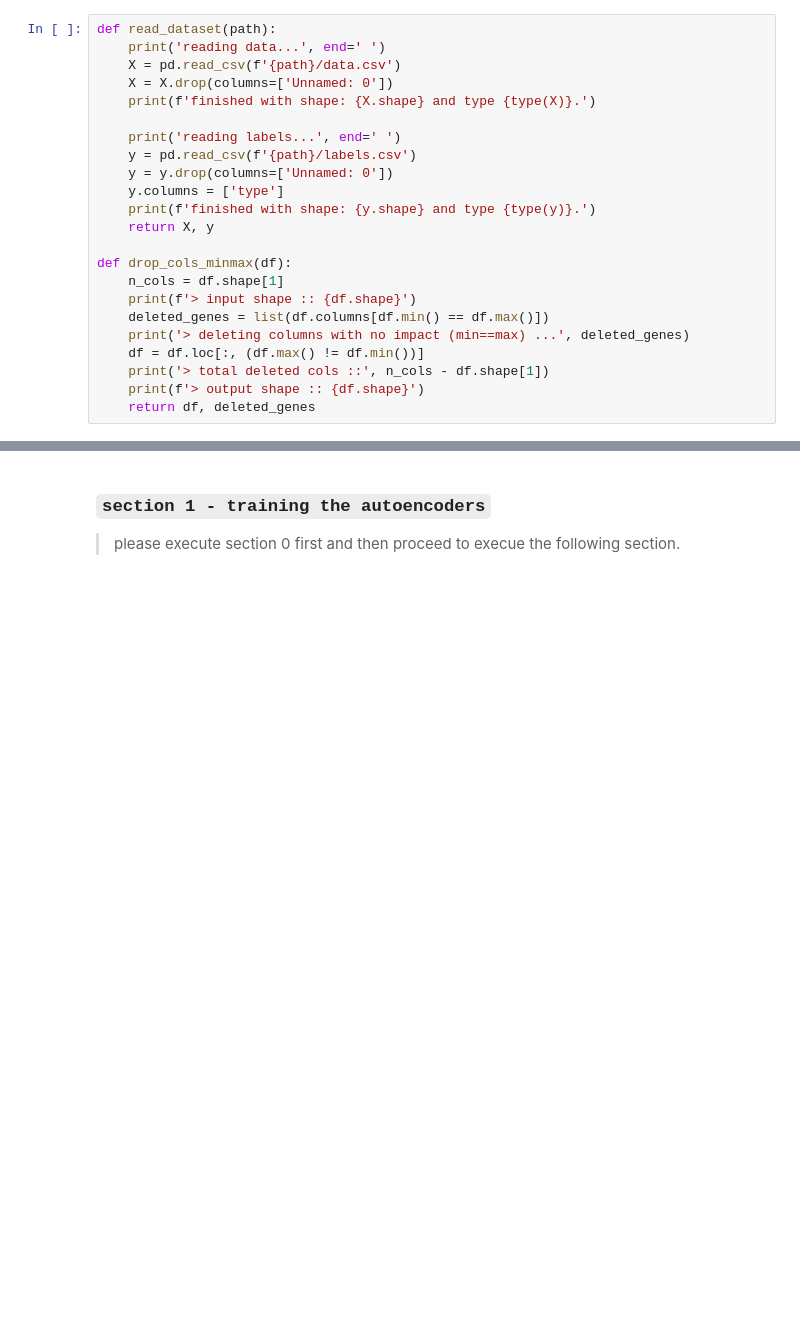
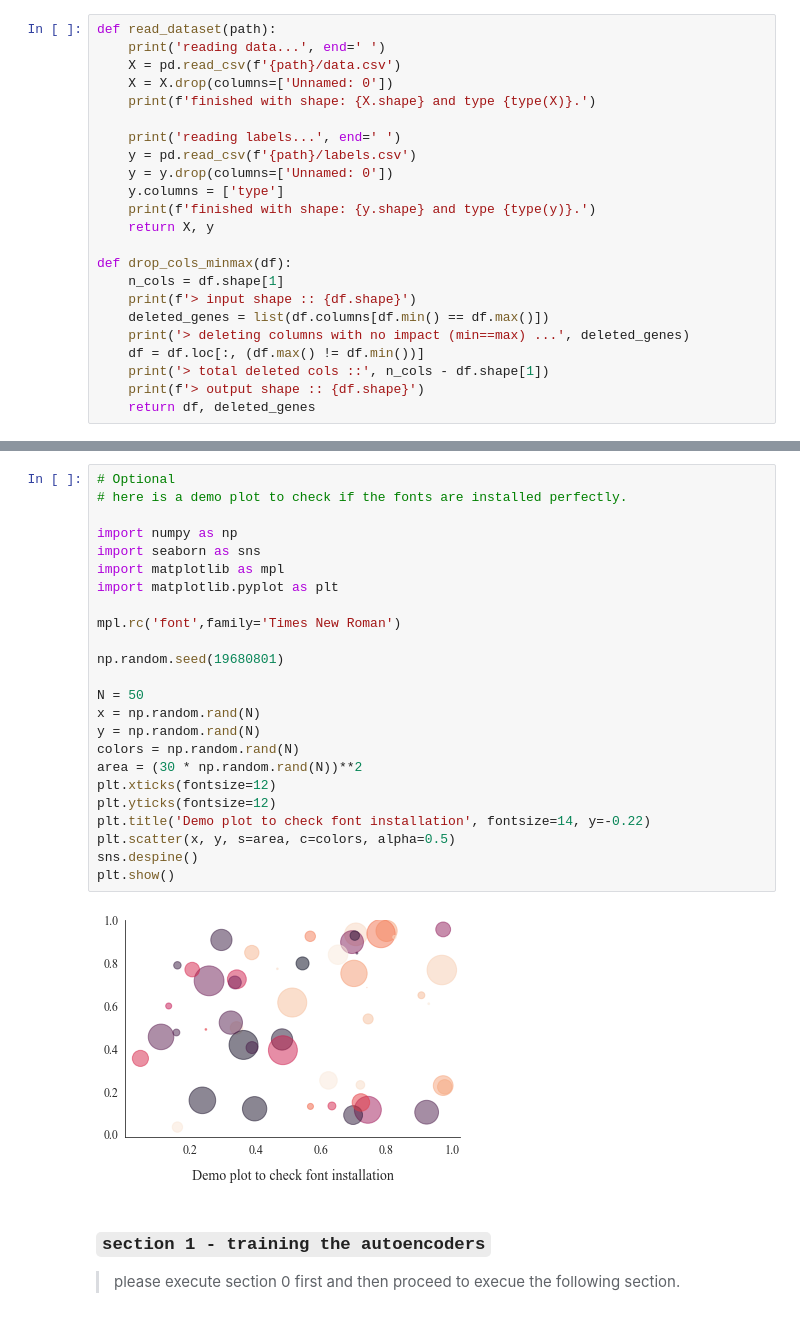
Before and after one commit to fuad021/biomarker-identification, a Jupyter notebook: notebook.ipynb, the cells around one changed output, grey strips where cells are left out. Saved outputs shown, nothing was run; the diff lists cells and outputs as text; blank space fills up the shorter version.

```diff
--- a/notebook.ipynb
+++ b/notebook.ipynb
@@ -100,3 +139,29 @@ def drop_cols_minmax(df):
+# %%
+# Optional
+# here is a demo plot to check if the fonts are installed perfectly.
+
+import numpy as np
+import seaborn as sns
+import matplotlib as mpl
+import matplotlib.pyplot as plt
+
+mpl.rc('font',family='Times New Roman')
+
+np.random.seed(19680801)
+
+N = 50
+x = np.random.rand(N)
+y = np.random.rand(N)
+colors = np.random.rand(N)
+area = (30 * np.random.rand(N))**2
+plt.xticks(fontsize=12)
+plt.yticks(fontsize=12)
+plt.title('Demo plot to check font installation', fontsize=14, y=-0.22)
+plt.scatter(x, y, s=area, c=colors, alpha=0.5)
+sns.despine()
+plt.show()
+# %% [output]
+[figure, added]
 # %% [markdown]
 ### `section 1 - training the autoencoders`
 
```
Also changed, not shown: parts of 33 cells of this notebook, 17 other files.
